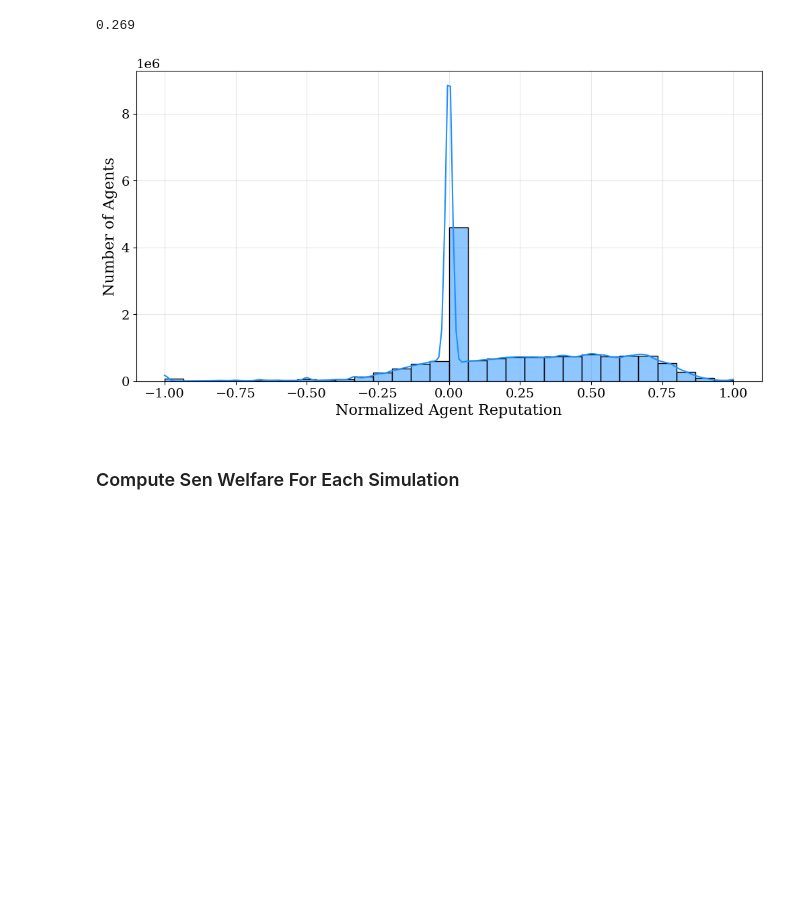
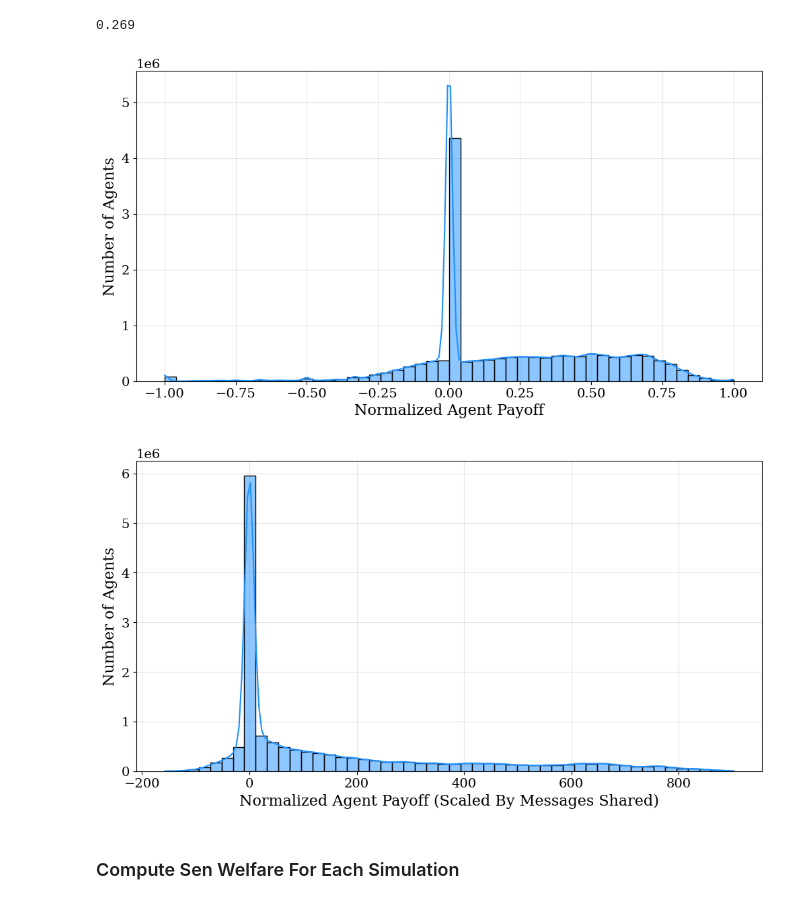
Before and after one commit to charlesaugdupont/deepfake-percolation, a Jupyter notebook: notebooks/EDA.ipynb, the cells around one changed output. Saved outputs shown, nothing was run; the diff lists cells and outputs as text; code cells hidden in the pictures; blank space fills up the shorter version.

```diff
--- a/notebooks/EDA.ipynb
+++ b/notebooks/EDA.ipynb
@@ -70,13 +74,22 @@ print(round(len(node_df[(node_df["reputation"]==0)]) / len(node_df), 3))
 0.269
 # %%
 plt.figure(figsize=(12, 6))
-sns.histplot(node_df['normalized_rep'], bins=30, kde=True, color='dodgerblue')
-plt.xlabel("Normalized Agent Reputation")
+sns.histplot(node_df['normalized_payoff'], bins=50, kde=True, color='dodgerblue')
+plt.xlabel("Normalized Agent Payoff")
 plt.ylabel("Number of Agents")
 plt.grid()
 plt.show()
 # %% [output]
-[figure, old version]
+[figure, new version]
+# %%
+plt.figure(figsize=(12, 6))
+sns.histplot(node_df['normalized_payoff_scaled_by_messages'], bins=50, kde=True, color='dodgerblue')
+plt.xlabel("Normalized Agent Payoff (Scaled By Messages Shared)")
+plt.ylabel("Number of Agents")
+plt.grid()
+plt.show()
+# %% [output]
+[figure, added]
 # %% [markdown]
 ### Compute Sen Welfare For Each Simulation
 # %%
```
Also changed, not shown: parts of 11 cells of this notebook, 3 other files.
